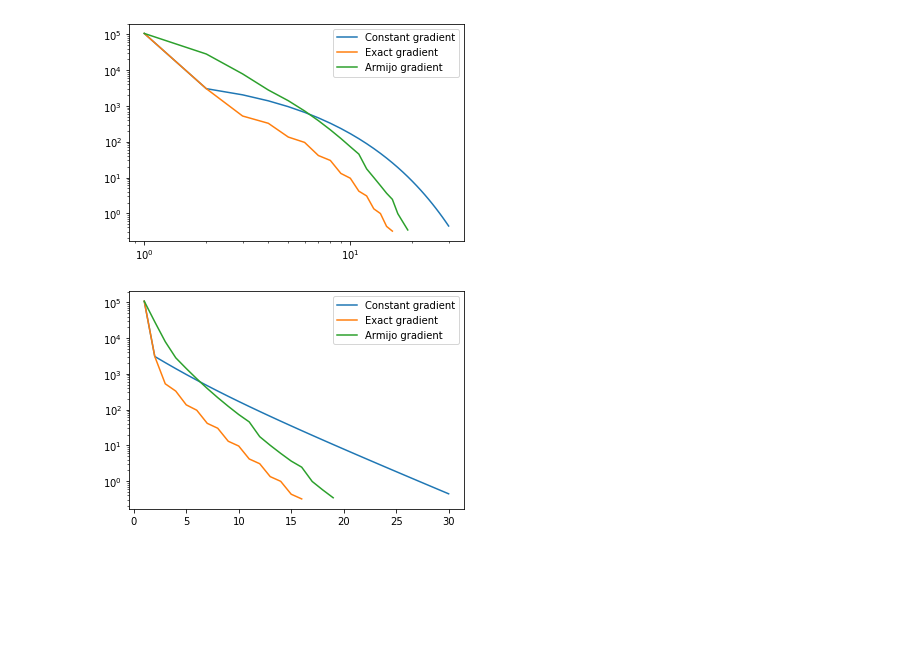
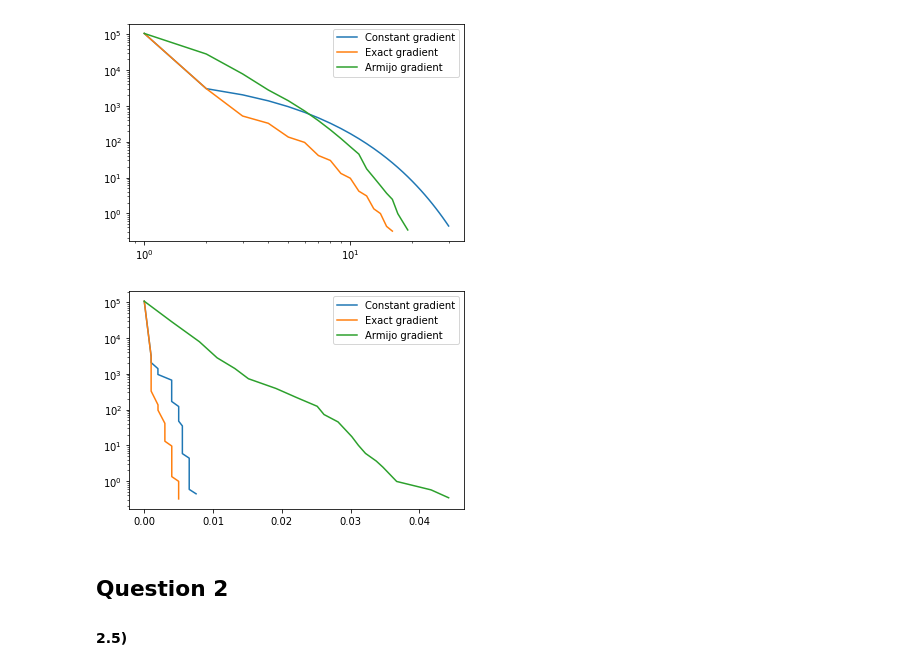
Before and after one commit to OfekGlick/Homework, a Jupyter notebook: NLM/NLM_EX_4.ipynb, the cells around one changed output. Saved outputs shown, nothing was run; the diff lists cells and outputs as text; code cells hidden in the pictures; blank space fills up the shorter version.

```diff
--- a/NLM/NLM_EX_4.ipynb
+++ b/NLM/NLM_EX_4.ipynb
@@ -24,8 +24,9 @@ def generic_grad(f, gf, lsearch, x0, eps):
         if abs(f(x_k)-f(x_k_1)) <= eps:
             break
         x_k = x_k_1
-    fs = np.concatenate(fs, axis=0)
+    fs = np.array(fs)
     gs = np.array(gs)
+
     return x_k_1, fs, gs, ts
 # %% [markdown]
 ##### 1.2)
@@ -66,7 +67,7 @@ def back(alpha, beta, s):
 # %%
 A = np.arange(1, 26).reshape((5, 5))
 np.fill_diagonal(A, 100)
-f = lambda x: x.T @ A.T @ A @ x
+f = lambda x: (x.T @ A.T @ A @ x)[0][0]
 gf = lambda x: 2 * A.T @ A @ x
 x0 = np.ones((5, 1))
 s = 1 / (2 * max(np.linalg.eigvals(A.T @ A)))
@@ -93,10 +94,13 @@ plt.show()
 # %% [output]
 [figure]
 # %%
-plt.semilogy(np.linspace(1,len(ts1),len(ts1)), gs1, label="Constant gradient")
-plt.semilogy(np.linspace(1,len(ts2),len(ts2)), gs2, label="Exact gradient")
-plt.semilogy(np.linspace(1,len(ts3),len(ts3)), gs3, label="Armijo gradient")
+plt.semilogy(ts1, gs1, label="Constant gradient")
+plt.semilogy(ts2, gs2, label="Exact gradient")
+plt.semilogy(ts3, gs3, label="Armijo gradient")
 plt.legend()
 plt.show()
 # %% [output]
-[figure, old version]
+[figure, new version]
+# %% [markdown]
+## Question 2
+#### 2.5)
```
Also changed, not shown: parts of 12 cells of this notebook.
